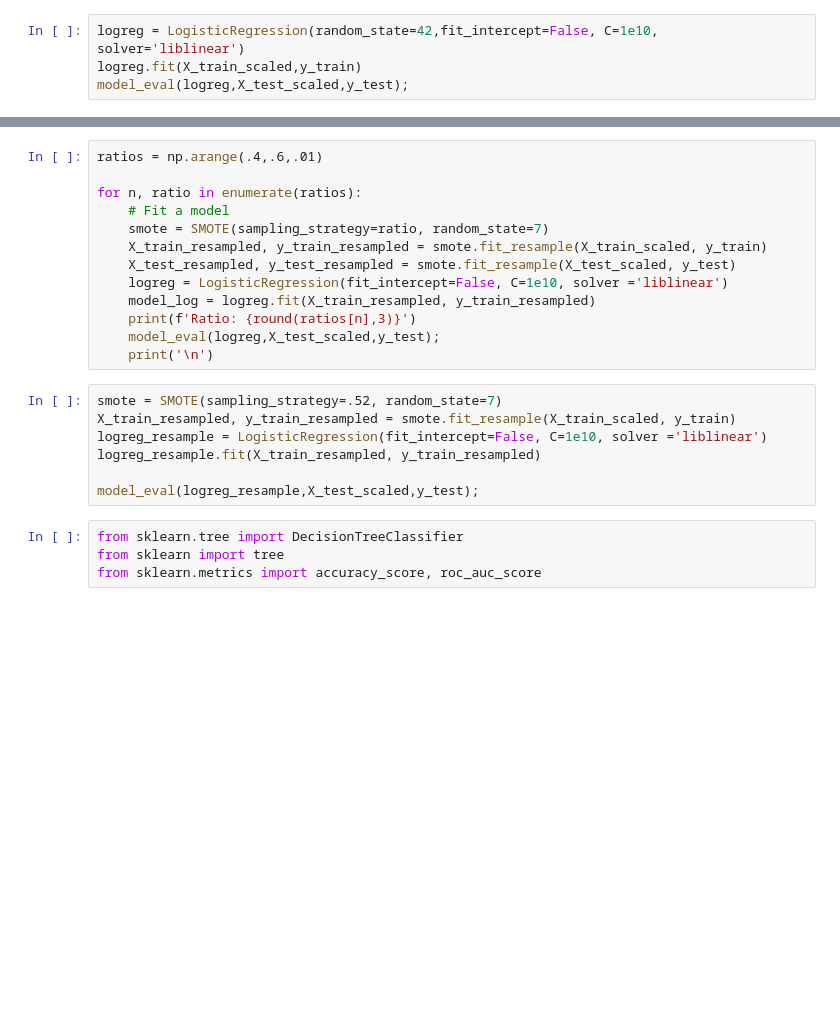
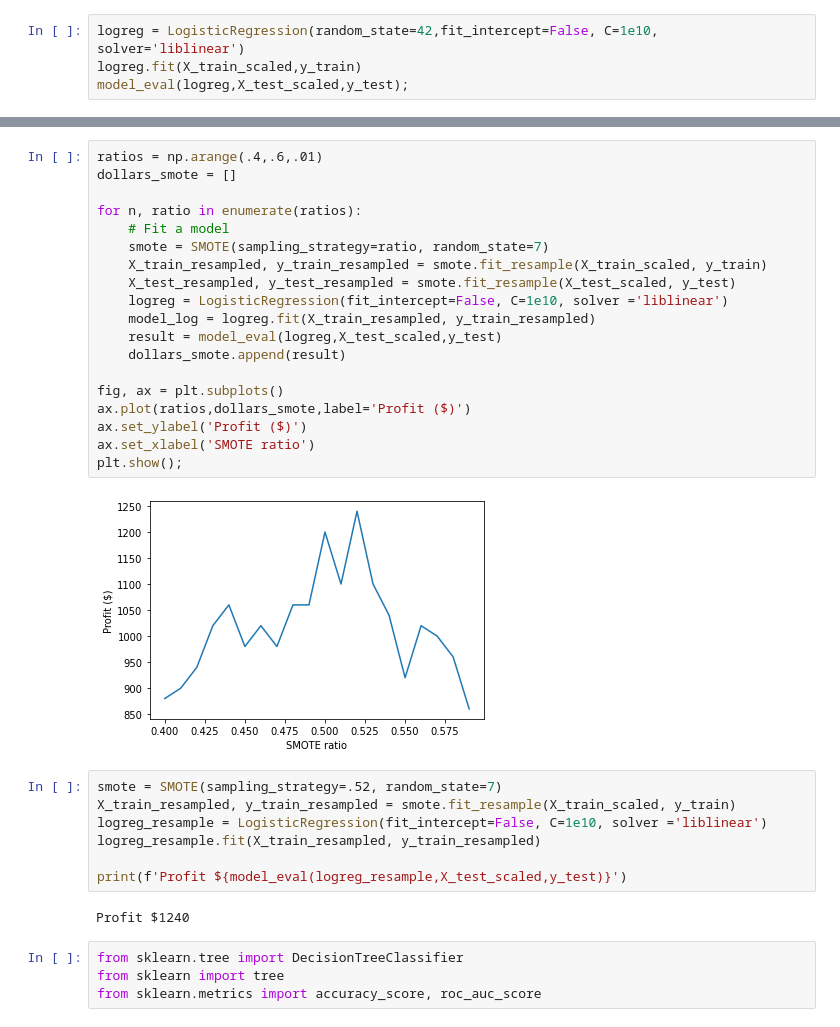
Before and after one commit to MattLeRoi/Telecom-customer-churn-analysis, a Jupyter notebook: phase3_project.ipynb, the cells around one changed output, grey strips where cells are left out. Cells and saved outputs as stored; diff of their text form; blank space fills up the shorter version.

```diff
--- a/phase3_project.ipynb
+++ b/phase3_project.ipynb
@@ -76,23 +116,33 @@ for n, ratio in enumerate(ratios):
 # %%
 ratios = np.arange(.4,.6,.01)
+dollars_smote = []
 
 for n, ratio in enumerate(ratios):
     # Fit a model
     smote = SMOTE(sampling_strategy=ratio, random_state=7)
     X_train_resampled, y_train_resampled = smote.fit_resample(X_train_scaled, y_train)
     X_test_resampled, y_test_resampled = smote.fit_resample(X_test_scaled, y_test)
     logreg = LogisticRegression(fit_intercept=False, C=1e10, solver ='liblinear')
     model_log = logreg.fit(X_train_resampled, y_train_resampled)
-    print(f'Ratio: {round(ratios[n],3)}')
-    model_eval(logreg,X_test_scaled,y_test);
-    print('\n')
+    result = model_eval(logreg,X_test_scaled,y_test)
+    dollars_smote.append(result)
+
+fig, ax = plt.subplots()
+ax.plot(ratios,dollars_smote,label='Profit ($)')
+ax.set_ylabel('Profit ($)')
+ax.set_xlabel('SMOTE ratio')
+plt.show();
+# %% [output]
+[figure, added]
 # %%
 smote = SMOTE(sampling_strategy=.52, random_state=7)
 X_train_resampled, y_train_resampled = smote.fit_resample(X_train_scaled, y_train)
 logreg_resample = LogisticRegression(fit_intercept=False, C=1e10, solver ='liblinear')
 logreg_resample.fit(X_train_resampled, y_train_resampled)
 
-model_eval(logreg_resample,X_test_scaled,y_test);
+print(f'Profit ${model_eval(logreg_resample,X_test_scaled,y_test)}')
+# %% [output]
+Profit $1240
 # %%
 from sklearn.tree import DecisionTreeClassifier
 from sklearn import tree
```
Also changed, not shown: parts of 19 cells of this notebook.
